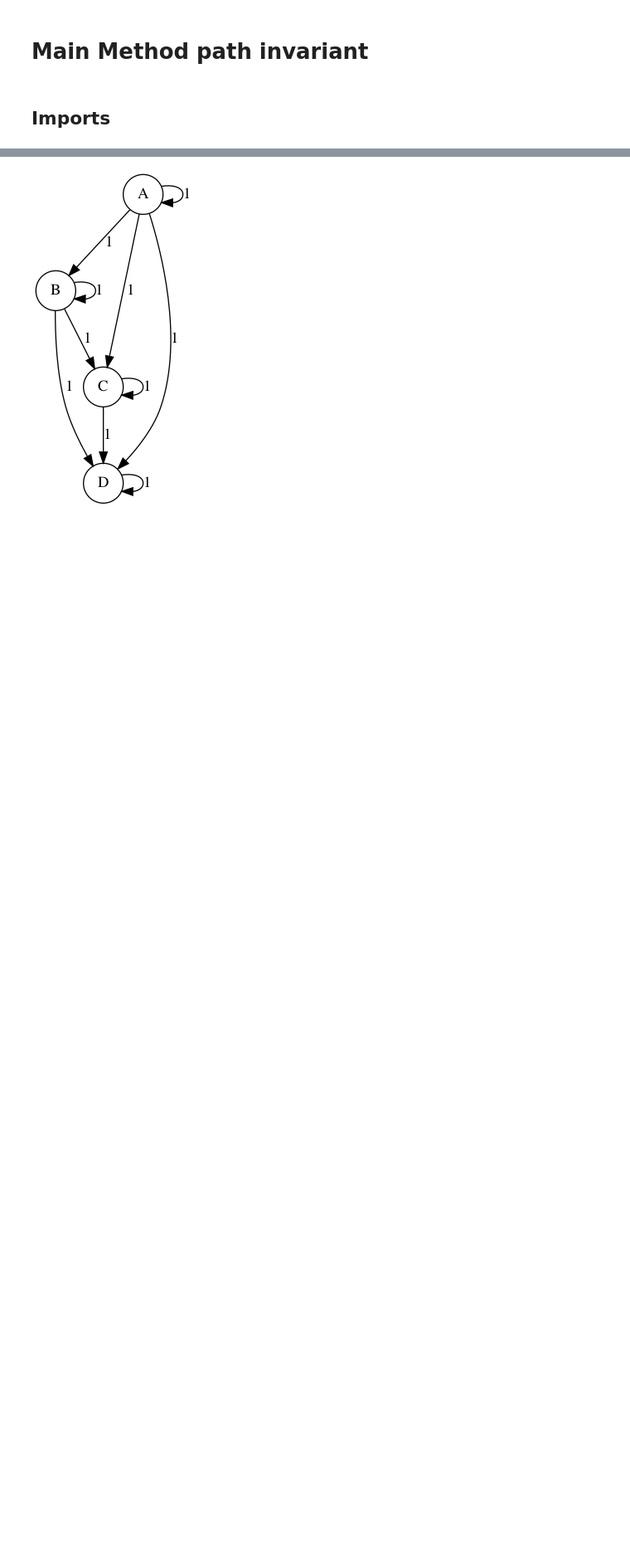
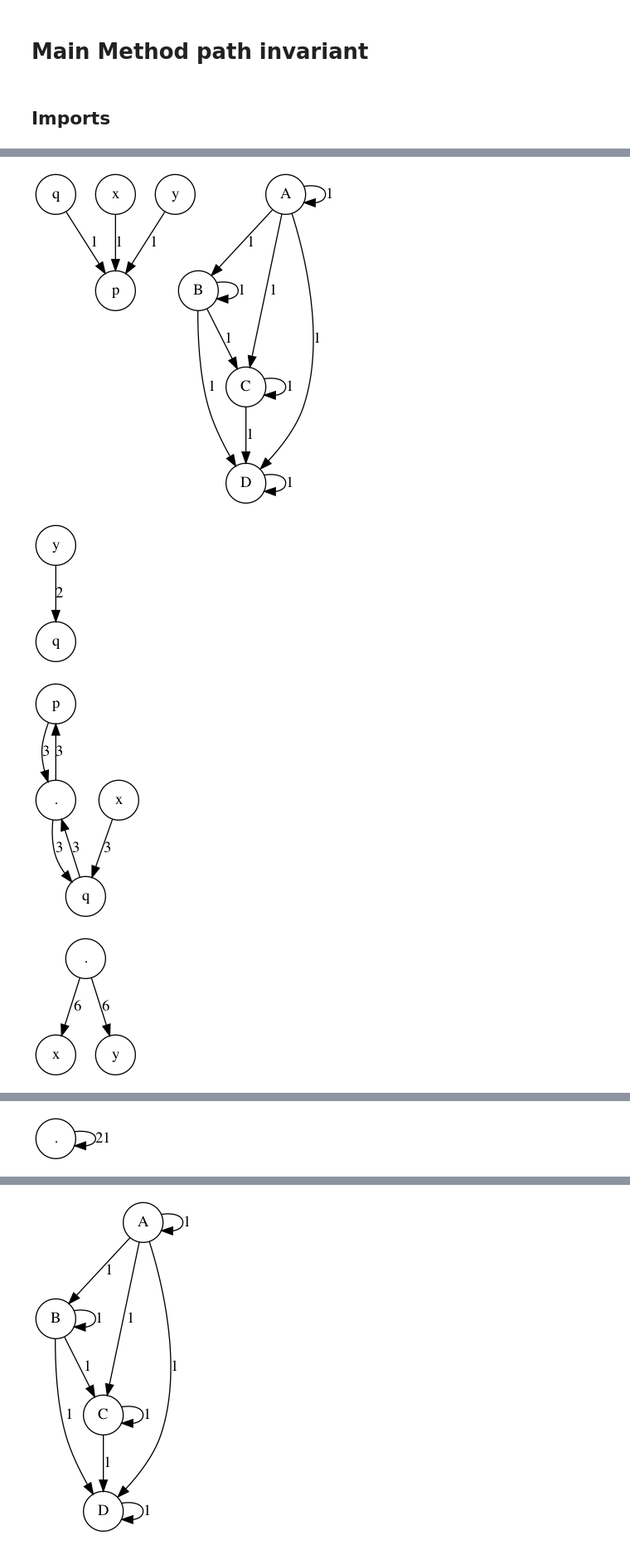
Before and after one commit to jpgil/logdelay, a Jupyter notebook: notebooks/section-2-paths-invariants/Main Method path invariant.ipynb, the cells around one changed output, grey strips where cells are left out. Shown at 83% size. Drawn from its saved outputs; the diff is of its cells as text; code cells hidden in the pictures; blank space fills up the shorter version.

Commit message:
Main method almost almost ready

```diff
--- a/notebooks/section-2-paths-invariants/Main Method path invariant.ipynb
+++ b/notebooks/section-2-paths-invariants/Main Method path invariant.ipynb
@@ -12,0 +29,32 @@ from math import sqrt
+# %%
+G=successor_graph("")
+
+# For each trace on the log
+for T in Log:
+
+    # Take his {P} paths based in loop recovery method
+    paths = paths_from_trace(T)
+
+    # Take his successor graph
+    H = successor_graph(T)
+
+    # And for every such P,
+    for r, P in paths:
+        for i in range(0, len(P)-1):
+            if P[1] in P[0]:
+
+                # Lower layer is removed from successor graph
+                H.remove_edge(P[0],P[1])
+
+    # Add merge all resulting graphs
+    G = add_graphs(G, H)
+
+# The invariants is obtained by search paths in connected component for every layer in the resulting graph
+
+invariants=[]
+all_weights = set( [G[u][v]["weight"] for u, v in G.edges() ] )
+for f in all_weights:
+    invariants += paths_in_components( f_layer(f, G) )
+
+# The only part now is to assign correct r. If w=r(r+1)/2 ...
+# PENDING
@@ -12,0 +67,8 @@ from math import sqrt
+# %%
+for f in all_weights:
+    graph( f_layer(f, G) )
+# %% [output]
+[figure, added]
+[figure, added]
+[figure, added]
+[figure, added]
@@ -12,0 +80 @@ from math import sqrt
+[figure, added]
```
Also changed, not shown: parts of 13 cells of this notebook, 3 other files.
